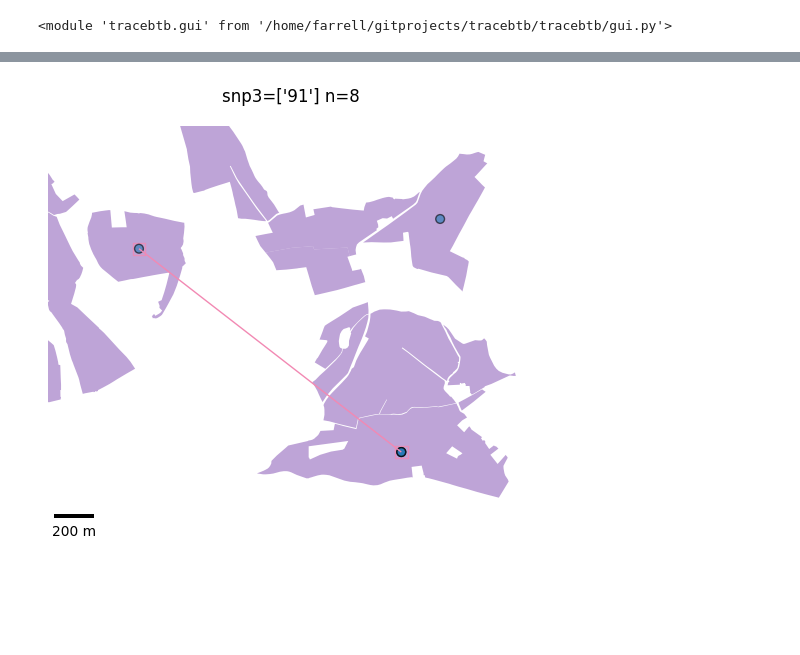
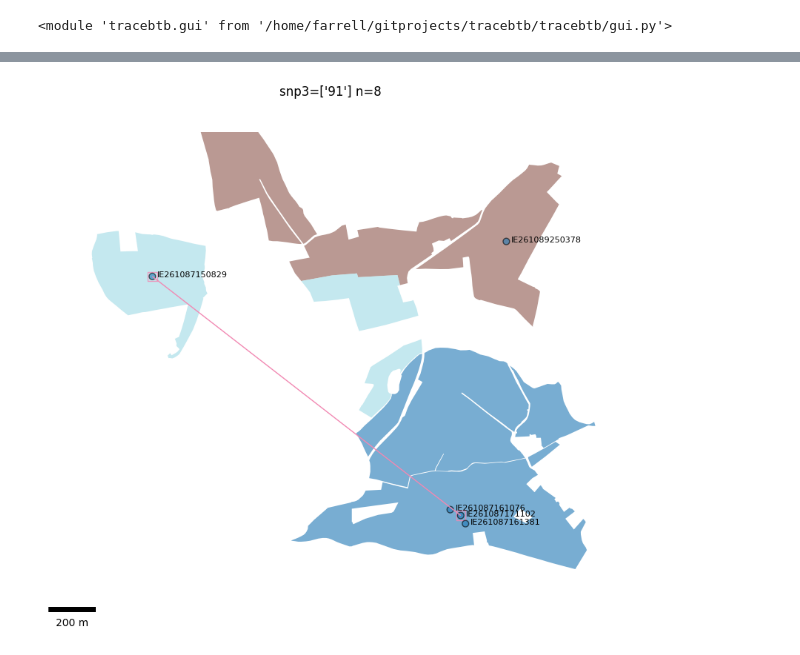
Before and after one commit to dmnfarrell/tracebtb, a Jupyter notebook: notebooks/reports.ipynb, the cells around one changed output, grey strips where cells are left out. Saved outputs shown, nothing was run; the diff lists cells and outputs as text; code cells hidden in the pictures; blank space fills up the shorter version.

Commit message:
mst/tree update

```diff
--- a/notebooks/reports.ipynb
+++ b/notebooks/reports.ipynb
@@ -112,6 +119,7 @@ cent = data['cent']
 parcels = data['parcels']
 moves = data['moves']
 lpis_cent = data['lpis_cent']
+aln = data['aln']
 # %%
 reload(gui)
 # %% [output]
@@ -121,35 +129,69 @@ import logging
 logger = logging.getLogger('weasyprint')
 logger.addHandler(logging.FileHandler('weasyprint.log'))
 # %%
-def report(cent, parcels, moves=None, level='snp3', clades=[], cmap='tab20'):
+reload(trees)
+def report(cent, parcels, lpis_cent, moves=None, aln=None, level='snp3', clades=[], cmap='tab20',
+           labelcol='Animal_ID', outfile='report.pdf'):
     """Generate html and pdf report for cluster"""
 
     from weasyprint import HTML
-    sub = cent[cent[level].isin(clades)].copy()
-    herds = list(sub.HERD_NO)
-    p = parcels[parcels.SPH_HERD_N.isin(herds)]
-    cols = ['Animal_ID','HERD_NO']#,'move_from','move_date','data_type']
-
-    fig,ax=plt.subplots(1,1)
-    parcels.plot(column='SPH_HERD_N',alpha=0.6,lw=1,cmap=cmap,ax=ax)
-    if moves is not None:
-        mov = gui.get_moves_bytag(sub, moves, lpis_cent)
-        gui.plot_moves(mov, lpis_cent, ax=ax)
-    gui.plot_single_cluster(sub,col=level,ax=ax)
-    fig.suptitle('%s=%s n=%s' %(level,clades,len(sub)))
-    plt.tight_layout()
-    tempname = tempfile.mktemp()
-    fig.savefig(tempname, format='png', dpi=150)
-
     css_file = 'style.css'
     s = '<html>'
     s += '<head><link rel="stylesheet" href="%s"><head>' %css_file
-    s += '<h1>cluster report</h1>'
-    s += '<p>%s</p>' %datetime.now().strftime("%Y-%m-%d %H:%M:%S")
+    s += '<div class="title"><h3>cluster report (%s)</h3></div>'%datetime.now().strftime("%Y-%m-%d %H:%M")
 
-    s += '<div><img src="%s" class="small-scaled"></div>' % tempname
-    table = '<div class="container"><table> %s</table><div>' %sub[cols].reset_index().to_html()
-    s+=table
+    for clade in clades:
+        sub = cent[cent[level]==clade].copy()
+        herds = list(sub.HERD_NO)
+        p = parcels[parcels.SPH_HERD_N.isin(herds)]
+        cols = ['Animal_ID','HERD_NO','County','Year','Species']
+        #print (sub)
+        #plot map
+        fig,ax=plt.subplots(1,1,figsize=(8,8))
+        p.plot(column='SPH_HERD_N',alpha=0.6,lw=1,cmap=cmap,ax=ax)
+        if moves is not None:
+            mov = gui.get_moves_bytag(sub, moves, lpis_cent)
+            gui.plot_moves(mov, lpis_cent, ax=ax)
+
+        idx = sub[sub.duplicated('geometry')].index
+        sub['geometry'] = sub.apply(lambda x: gui.jitter_points(x,50) if x.name in idx else x.geometry,1)
+        gui.plot_single_cluster(sub,col=level,ax=ax)
+        gui.show_labels(sub, labelcol, ax)
+
+        #cx.add_basemap(ax, crs=cent.crs,
+        #        attribution=False, source=gui.providers['OSM'])
+
+        fig.suptitle('%s=%s n=%s' %(level,clades,len(sub)))
+        plt.tight_layout()
+        tempname = tempfile.mktemp()
+        fig.savefig(tempname, format='svg', dpi=150)
+
+        #tree
+        treehtml = ''
+        if aln is not None:
+            idx = list(sub.index)
+            seqs = [rec for rec in aln if rec.id in idx]
+            aln = MultipleSeqAlignment(seqs)
+            treefile = trees.tree_from_aln(aln)
+            canvas = trees.draw_tree(treefile, sub, 'HERD_NO', width=400)#, 'HERD_NO')#, cmap)
+            toyplot.html.render(canvas, "temp.html")
+            with open('temp.html', 'r') as f:
+                treehtml = f.read()
+                #print (treehtml)
+        #plot timeline of moves
+        if moves is not None:
+            fig,ax=plt.subplots(1,1,figsize=(8,3))
+            gui.plot_moves_timeline(mov,ax)
+            tempname2 = tempfile.mktemp()
+            fig.savefig(tempname2, format='svg', dpi=150)
+
+        s += '<h4>Clade %s</h4>' %clade
+        s += '<div><img src="%s" class="small-scaled"></div>' % tempname
+        s += '<div>%s</div>' %treehtml
+        s += '<div><img src="%s" class="small-scaled"></div>' % tempname2
+        #tables
+        table = '<div> %s</div>' %sub[cols].reset_index().to_html(classes="mytable",index=False)
+        s+=table
 
     with open('report.html', 'w') as f:
         f.write(s)
@@ -157,8 +199,9 @@ def report(cent, parcels, moves=None, level='snp3', clades=[], cmap='tab20'):
     #html = HTML(string=s)
     html = HTML(string=open('report.html', 'rb').read(), base_url='./')
 
-    html.write_pdf('test.pdf', stylesheets=[css_file],
-                   optimize_images=True, jpeg_quality=70, dpi=150)
+    html.write_pdf(outfile, stylesheets=[css_file],
+                   optimize_images=True, jpeg_quality=80, dpi=150)
+    return
 
-report(cent, parcels, moves, clades=['91'])
+report(cent, parcels, lpis_cent, moves, aln, clades=['91'])
 # %% [output]
@@ -166 +210 @@ report(cent, parcels, moves, clades=['91'])
-[figure, old version]
+[figure, new version]
```
Also changed, not shown: parts of 4 cells of this notebook, 7 other files.
